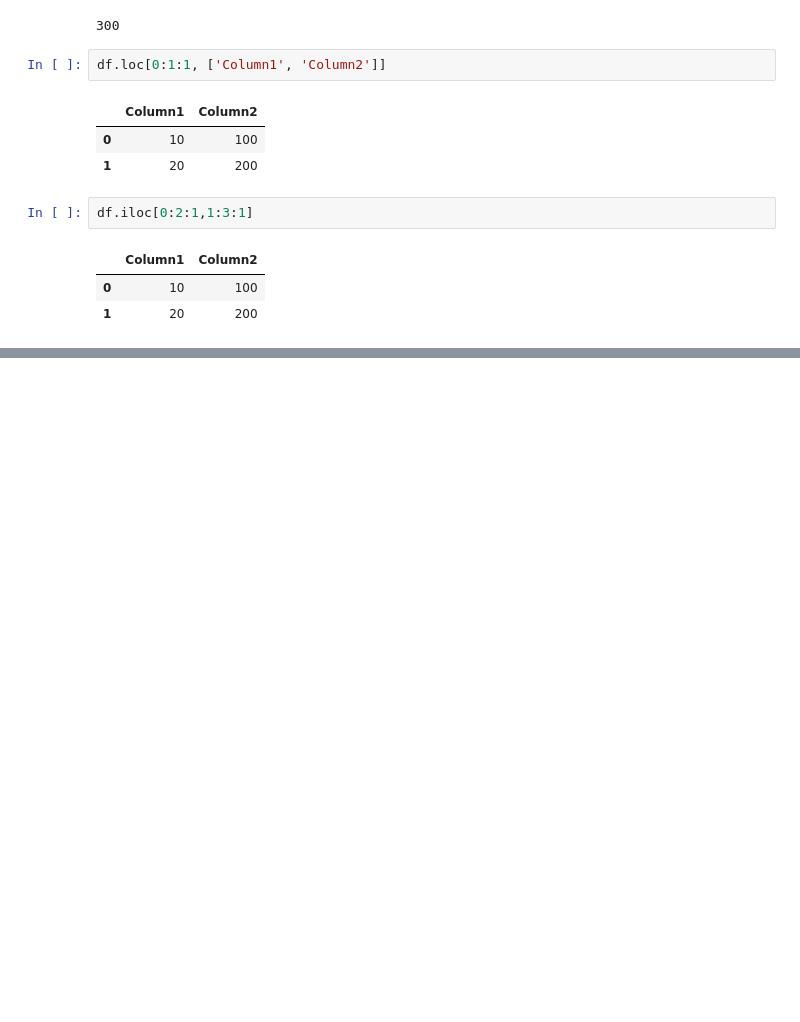
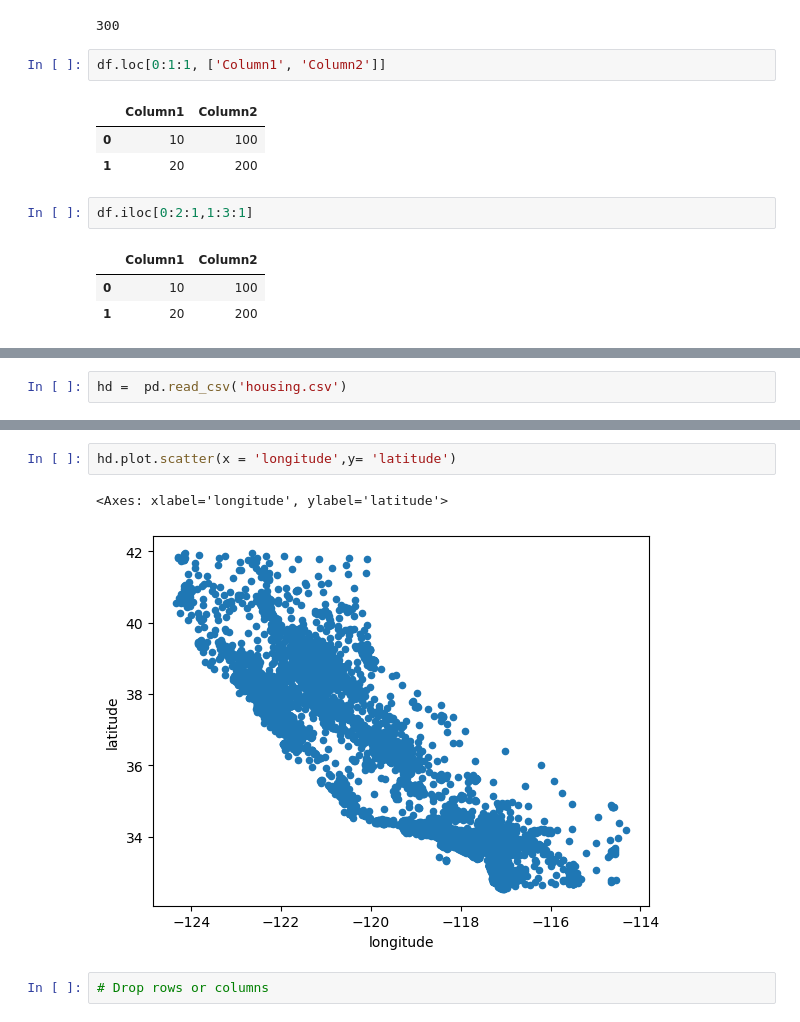
Before and after one commit to AnilSathi23/Python, a Jupyter notebook: Data Science with Python/Sessions/Pandas/Pandas ADSP Batch1 March.ipynb, the cells around one changed output, grey strips where cells are left out. Drawn from its saved outputs; the diff is of its cells as text; blank space fills up the shorter version.

```diff
--- a/Data Science with Python/Sessions/Pandas/Pandas ADSP Batch1 March.ipynb
+++ b/Data Science with Python/Sessions/Pandas/Pandas ADSP Batch1 March.ipynb
@@ -753,0 +908,2 @@ df.iloc[0:2:1,1:3:1]
+# %%
+hd =  pd.read_csv('housing.csv')
@@ -753,0 +1136,7 @@ df.iloc[0:2:1,1:3:1]
+# %%
+hd.plot.scatter(x = 'longitude',y= 'latitude')
+# %% [output]
+<Axes: xlabel='longitude', ylabel='latitude'>
+[figure, added]
+# %%
+# Drop rows or columns
```
Also changed, not shown: parts of 90 cells of this notebook, 47 other files.
